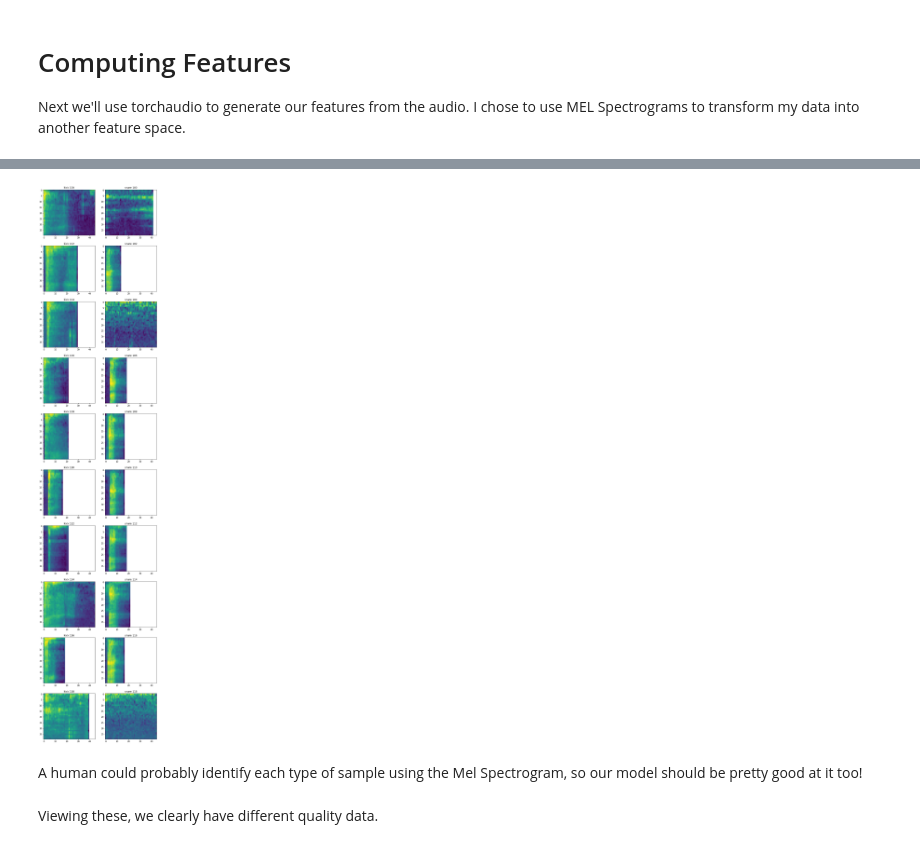
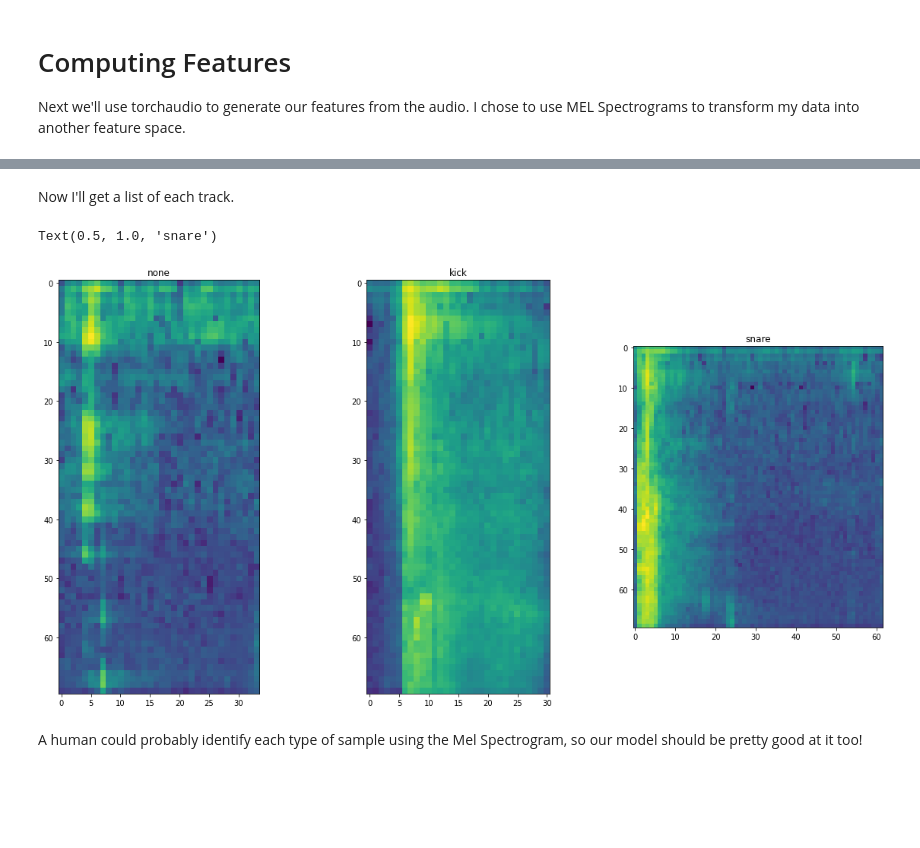
Before and after one commit to jrobchin/beat2d, a Jupyter notebook: notebooks/trainingv2.ipynb, the cells around one changed output, grey strips where cells are left out. Saved outputs shown, nothing was run; the diff lists cells and outputs as text; code cells hidden in the pictures; blank space fills up the shorter version.

```diff
--- a/notebooks/trainingv2.ipynb
+++ b/notebooks/trainingv2.ipynb
@@ -115,7 +153,7 @@ snares = data[labels == 1]
 def mel_spectrogram_layer(sr: int = settings.SAMPLE_RATE):
     return torchaudio.transforms.MelSpectrogram(
         sample_rate=sr,
-        n_mels=40,
+        n_mels=70,
         normalized=True
     )
 
@@ -148,24 +162,28 @@ torch.Size([40, 45])
-# %%
-rows = 10
-cols = 2
-
-fig, axes = plt.subplots(nrows=rows, ncols=cols, figsize=(10, 50))
-axes = axes.flatten()
-
-sample_offset = 100
-for i_ax in range(0, rows*cols, 2):
-    sample_idx = i_ax + sample_offset
-    k_spec = compute_features(kicks[sample_idx])
-    s_spec = compute_features(snares[sample_idx])
-
-    axes[i_ax].set_title(f"kick {sample_idx}")
-    axes[i_ax].imshow(k_spec.log2().detach().numpy())
-
-    axes[i_ax+1].set_title(f"snare {sample_idx}")
-    axes[i_ax+1].imshow(s_spec.log2().detach().numpy())
-# %% [output]
-[figure, removed]
+# %% [markdown]
+Now I'll get a list of each track.
+# %%
+nones = dataset[dataset.label == "none"]
+kicks = dataset[dataset.label == "kick"]
+snares = dataset[dataset.label == "snare"]
+# %%
+fig, (ax1, ax2, ax3) = plt.subplots(nrows=1, ncols=3, figsize=(20, 10))
+
+s = load(nones.sample(1).iloc[0].oneshot, settings.SAMPLE_RATE)[0]
+melspec = compute_features(s, settings.SAMPLE_RATE)
+ax1.imshow(melspec.log2().detach().numpy())
+ax1.set_title("none")
+
+s = load(kicks.sample(1).iloc[0].oneshot, settings.SAMPLE_RATE)[0]
+melspec = compute_features(s, settings.SAMPLE_RATE)
+ax2.imshow(melspec.log2().detach().numpy())
+ax2.set_title("kick")
+
+s = load(snares.sample(1).iloc[0].oneshot, settings.SAMPLE_RATE)[0]
+melspec = compute_features(s, settings.SAMPLE_RATE)
+ax3.imshow(melspec.log2().detach().numpy())
+ax3.set_title("snare")
+# %% [output]
+Text(0.5, 1.0, 'snare')
+[figure, added]
 # %% [markdown]
 A human could probably identify each type of sample using the Mel Spectrogram, so our model should be pretty good at it too!
-# %% [markdown]
-Viewing these, we clearly have different quality data.
```
Also changed, not shown: parts of 91 cells of this notebook, 9 other files.
